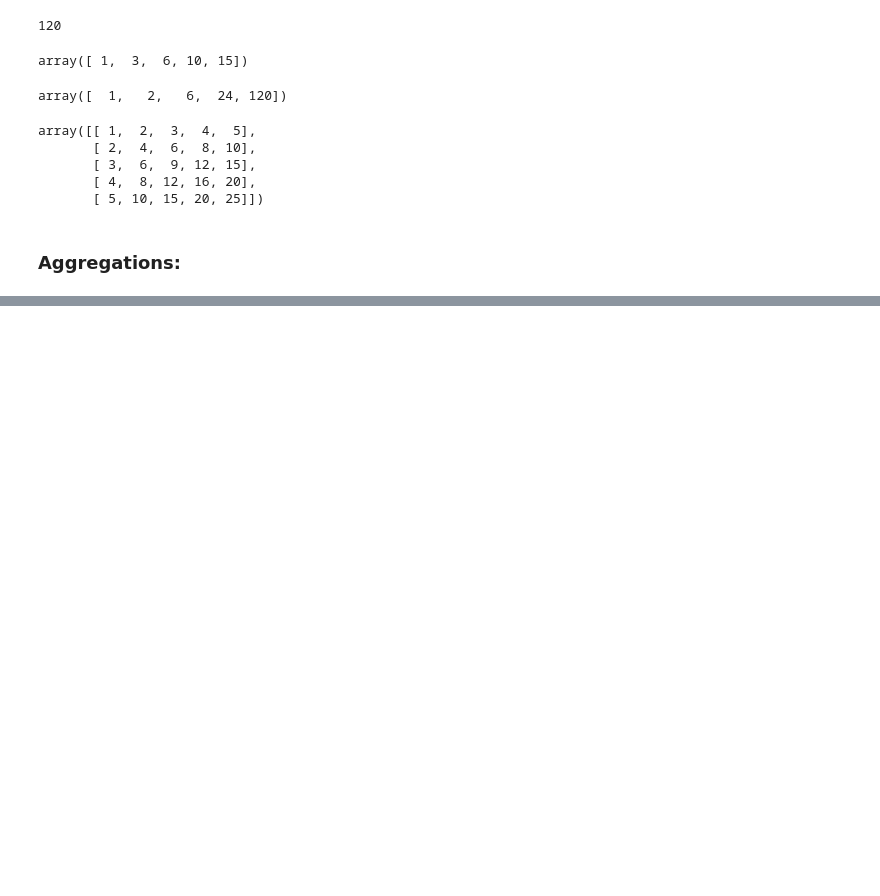
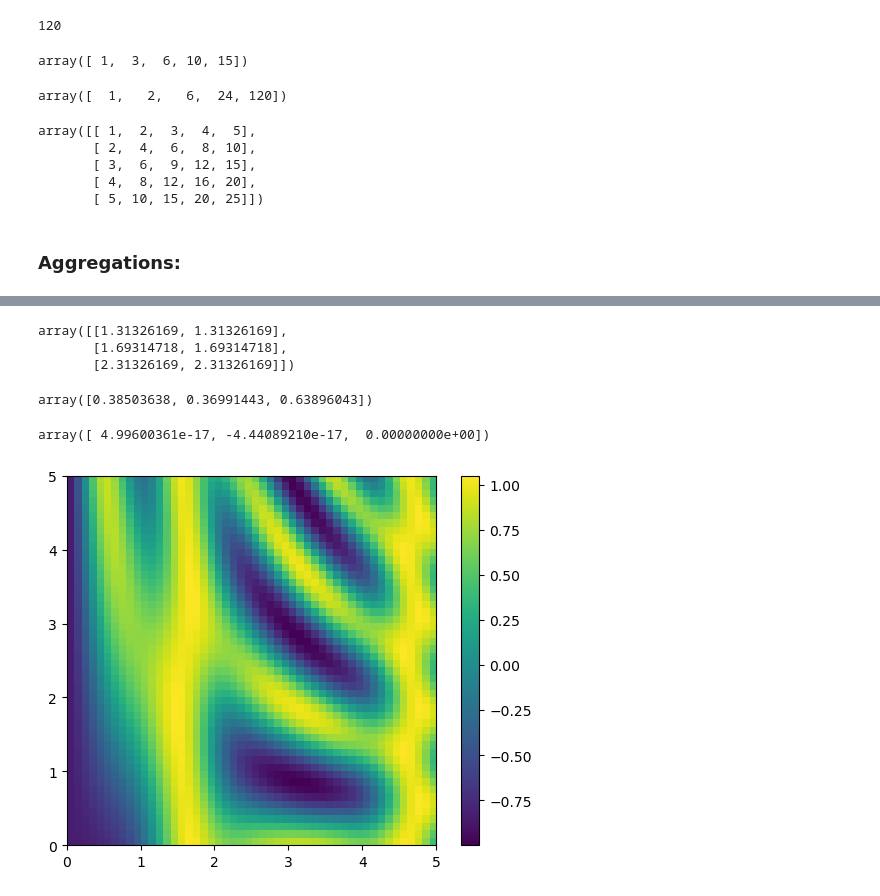
Before and after one commit to GersonFeDutra/Python-exercises, a Jupyter notebook: Ciência dos Dados/numpy/app/Numpy_Test.ipynb, the cells around one changed output, grey strips where cells are left out. Saved outputs shown, nothing was run; the diff lists cells and outputs as text; code cells hidden in the pictures; blank space fills up the shorter version.

Commit message:
NumPy: Test Broadcasting

```diff
--- a/Ciência dos Dados/numpy/app/Numpy_Test.ipynb
+++ b/Ciência dos Dados/numpy/app/Numpy_Test.ipynb
@@ -634,0 +753,26 @@ print(M.max(axis=1))  # max of each row
+# %%
+# Broadcasting works for any binary operation
+np.logaddexp(M, a[:, np.newaxis])  # log(exp(a) + exp(b))
+# %% [output]
+array([[1.31326169, 1.31326169],
+       [1.69314718, 1.69314718],
+       [2.31326169, 2.31326169]])
+# %%
+rng = np.random.default_rng(seed=1701)
+X = rng.random((10, 3))
+Xmean = X.mean(0)  # mean aggregate over first dimension
+Xmean
+# %% [output]
+array([0.38503638, 0.36991443, 0.63896043])
+# %%
+X_centered = X - Xmean  # center the x-array by subtracting the mean
+X_centered.mean(0)  # verifying by checking if near zero
+# %% [output]
+array([ 4.99600361e-17, -4.44089210e-17,  0.00000000e+00])
+# %%
+# Plotting a two-dimensional function
+
+# x and y have 50 steps from 0 to 5
+x = np.linspace(0, 5, 50)
+y = np.linspace(0, 5, 50)[:, np.newaxis]
+z = np.sin(x) ** 10 + np.cos(10 + y * x) * np.cos(x)
@@ -634,0 +782,7 @@ print(M.max(axis=1))  # max of each row
+# %%
+
+plt.imshow(z, origin='lower', extent=[0, 5, 0, 5])
+plt.colorbar();
+plt.show()
+# %% [output]
+[figure, added]
```
Also changed, not shown: parts of 21 cells of this notebook.
